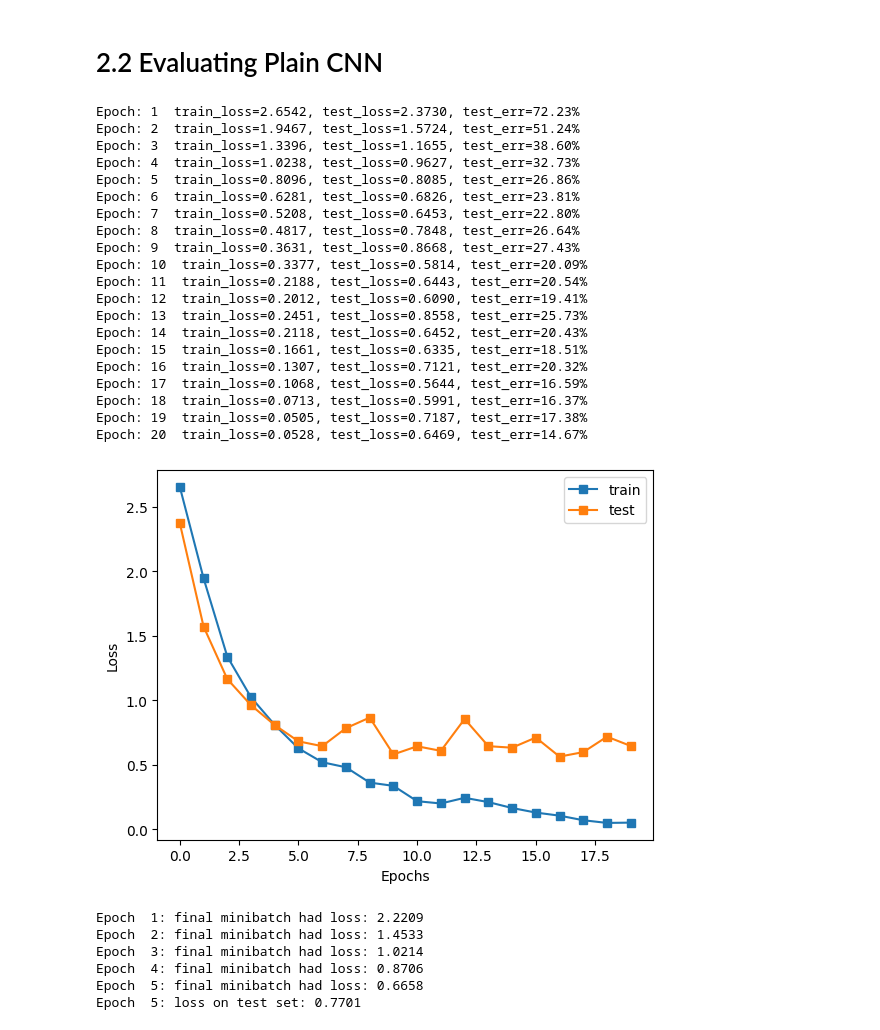
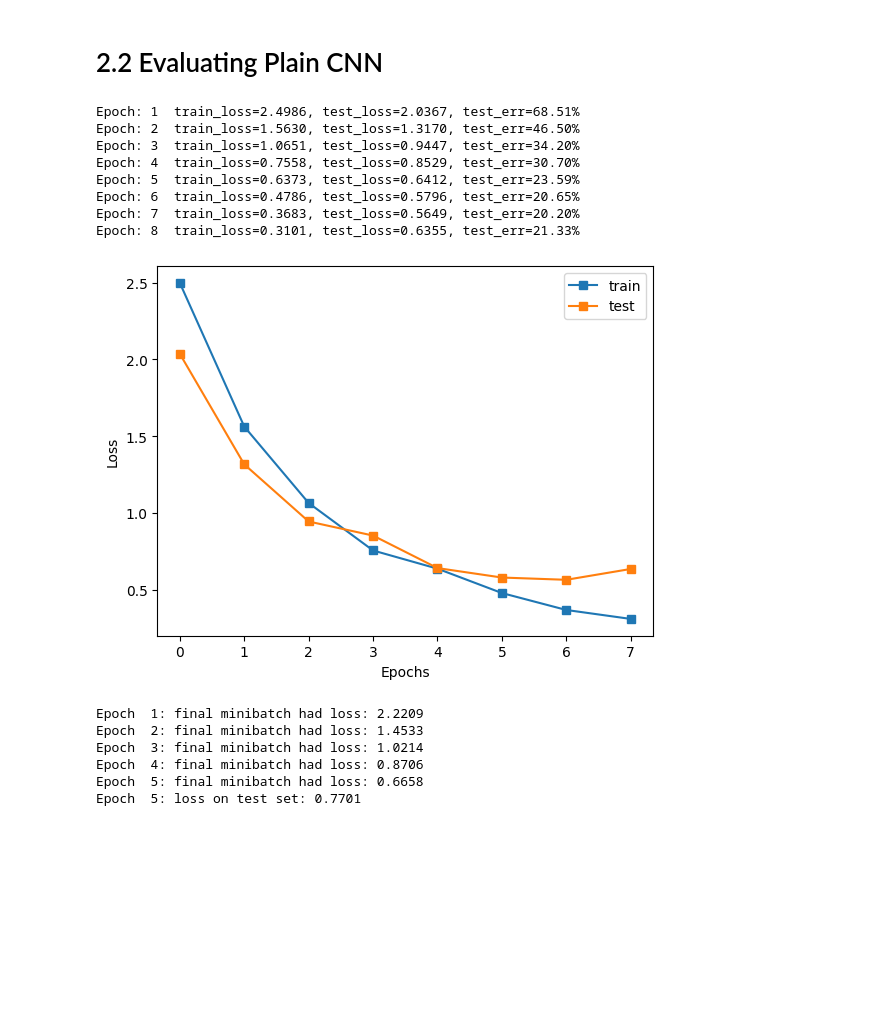
Before and after one commit to smarkandu/COMP432-Project, a Jupyter notebook: 23740137_Project_COMP432.ipynb, the cells around one changed output. Saved outputs shown, nothing was run; the diff lists cells and outputs as text; code cells hidden in the pictures; blank space fills up the shorter version.

Commit message:
Changed Dropout rate to 0

```diff
--- a/23740137_Project_COMP432.ipynb
+++ b/23740137_Project_COMP432.ipynb
@@ -215,31 +215,31 @@ y_tst = torch.from_numpy(y_tst)
 torch.manual_seed(0) # Ensure model weights initialized with same random numbers
 
 # Your code here. Aim for 8-11 lines.
-drop_out_value = 0.25
+drop_out_value = 0
 
 model = torch.nn.Sequential( #120 X 120 X 1
     torch.nn.Conv2d(1, 8, kernel_size=5, padding=2), #120 X 120 X ?
-#    torch.nn.Dropout(drop_out_value),
+    torch.nn.Dropout(drop_out_value),
     torch.nn.ReLU(),
     torch.nn.MaxPool2d(kernel_size=2, stride=2), #60 X 60 X ?
 
     torch.nn.Conv2d(8, 16, kernel_size=5, padding=2), #60 X 60 X ?
-#    torch.nn.Dropout(drop_out_value),
+    torch.nn.Dropout(drop_out_value),
     torch.nn.ReLU(),
     torch.nn.MaxPool2d(kernel_size=2, stride=2), #30 X 30 X ?
 
     torch.nn.Conv2d(16, 32, kernel_size=5, padding=2), #30 X 30 X ?
-#    torch.nn.Dropout(drop_out_value),
+    torch.nn.Dropout(drop_out_value),
     torch.nn.ReLU(),
     torch.nn.MaxPool2d(kernel_size=2, stride=2), #15 X 15 X ?
 
     torch.nn.Conv2d(32, 64, kernel_size=5, padding=2), #15 X 15 X ?
-#    torch.nn.Dropout(drop_out_value),
+    torch.nn.Dropout(drop_out_value),
     torch.nn.ReLU(),
     torch.nn.MaxPool2d(kernel_size=2, stride=2), #7 X 7 X ?
 
     torch.nn.Conv2d(64, 128, kernel_size=5, padding=2), #15 X 15 X ?
-#    torch.nn.Dropout(drop_out_value),
+    torch.nn.Dropout(drop_out_value),
     torch.nn.ReLU(),
     torch.nn.MaxPool2d(kernel_size=2, stride=2), #7 X 7 X ?
 
@@ -255,36 +255,24 @@ model = torch.nn.Sequential( #120 X 120 X 1
 # 2.2 Evaluating Plain CNN
 # %%
 # Hyperparameters
-batch_size=128
-epochs=20
+batch_size=64
+epochs=8
 lr=0.0010
 
 # Your code to define loss function and optimizer here. Aim for 2 lines.
 loss = torch.nn.CrossEntropyLoss()
 optimizer = torch.optim.Adam(model.parameters(), lr=lr)
 plot_epochs(X_trn, y_trn, X_tst, y_tst, model, optimizer)
 # %% [output]
-Epoch: 1  train_loss=2.6542, test_loss=2.3730, test_err=72.23%
-Epoch: 2  train_loss=1.9467, test_loss=1.5724, test_err=51.24%
-Epoch: 3  train_loss=1.3396, test_loss=1.1655, test_err=38.60%
-Epoch: 4  train_loss=1.0238, test_loss=0.9627, test_err=32.73%
-Epoch: 5  train_loss=0.8096, test_loss=0.8085, test_err=26.86%
-Epoch: 6  train_loss=0.6281, test_loss=0.6826, test_err=23.81%
-Epoch: 7  train_loss=0.5208, test_loss=0.6453, test_err=22.80%
-Epoch: 8  train_loss=0.4817, test_loss=0.7848, test_err=26.64%
-Epoch: 9  train_loss=0.3631, test_loss=0.8668, test_err=27.43%
-Epoch: 10  train_loss=0.3377, test_loss=0.5814, test_err=20.09%
-Epoch: 11  train_loss=0.2188, test_loss=0.6443, test_err=20.54%
-Epoch: 12  train_loss=0.2012, test_loss=0.6090, test_err=19.41%
-Epoch: 13  train_loss=0.2451, test_loss=0.8558, test_err=25.73%
-Epoch: 14  train_loss=0.2118, test_loss=0.6452, test_err=20.43%
-Epoch: 15  train_loss=0.1661, test_loss=0.6335, test_err=18.51%
-Epoch: 16  train_loss=0.1307, test_loss=0.7121, test_err=20.32%
-Epoch: 17  train_loss=0.1068, test_loss=0.5644, test_err=16.59%
-Epoch: 18  train_loss=0.0713, test_loss=0.5991, test_err=16.37%
-Epoch: 19  train_loss=0.0505, test_loss=0.7187, test_err=17.38%
-Epoch: 20  train_loss=0.0528, test_loss=0.6469, test_err=14.67%
+Epoch: 1  train_loss=2.4986, test_loss=2.0367, test_err=68.51%
+Epoch: 2  train_loss=1.5630, test_loss=1.3170, test_err=46.50%
+Epoch: 3  train_loss=1.0651, test_loss=0.9447, test_err=34.20%
+Epoch: 4  train_loss=0.7558, test_loss=0.8529, test_err=30.70%
+Epoch: 5  train_loss=0.6373, test_loss=0.6412, test_err=23.59%
+Epoch: 6  train_loss=0.4786, test_loss=0.5796, test_err=20.65%
+Epoch: 7  train_loss=0.3683, test_loss=0.5649, test_err=20.20%
+Epoch: 8  train_loss=0.3101, test_loss=0.6355, test_err=21.33%
-[figure, old version]
+[figure, new version]
 # %%
 # Your mini-batch training loop here. Aim for 9-12 lines.
 next_epoch = 1
```
